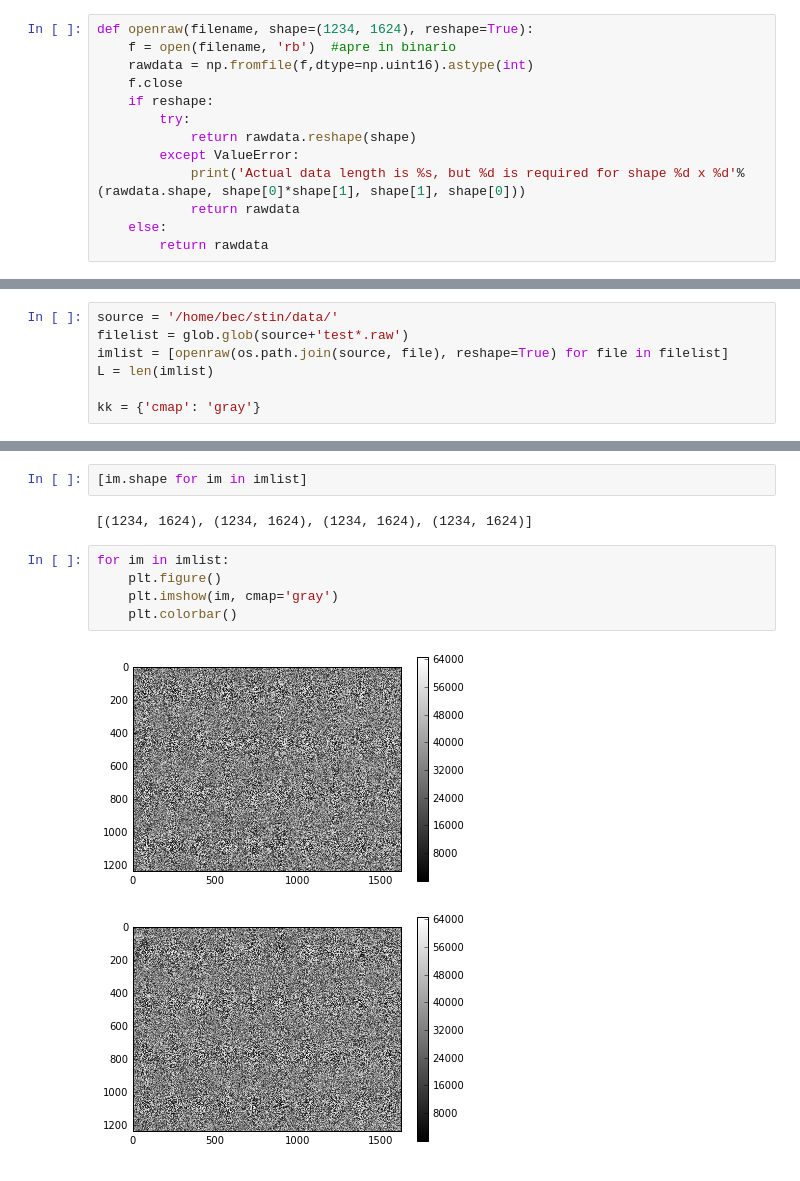
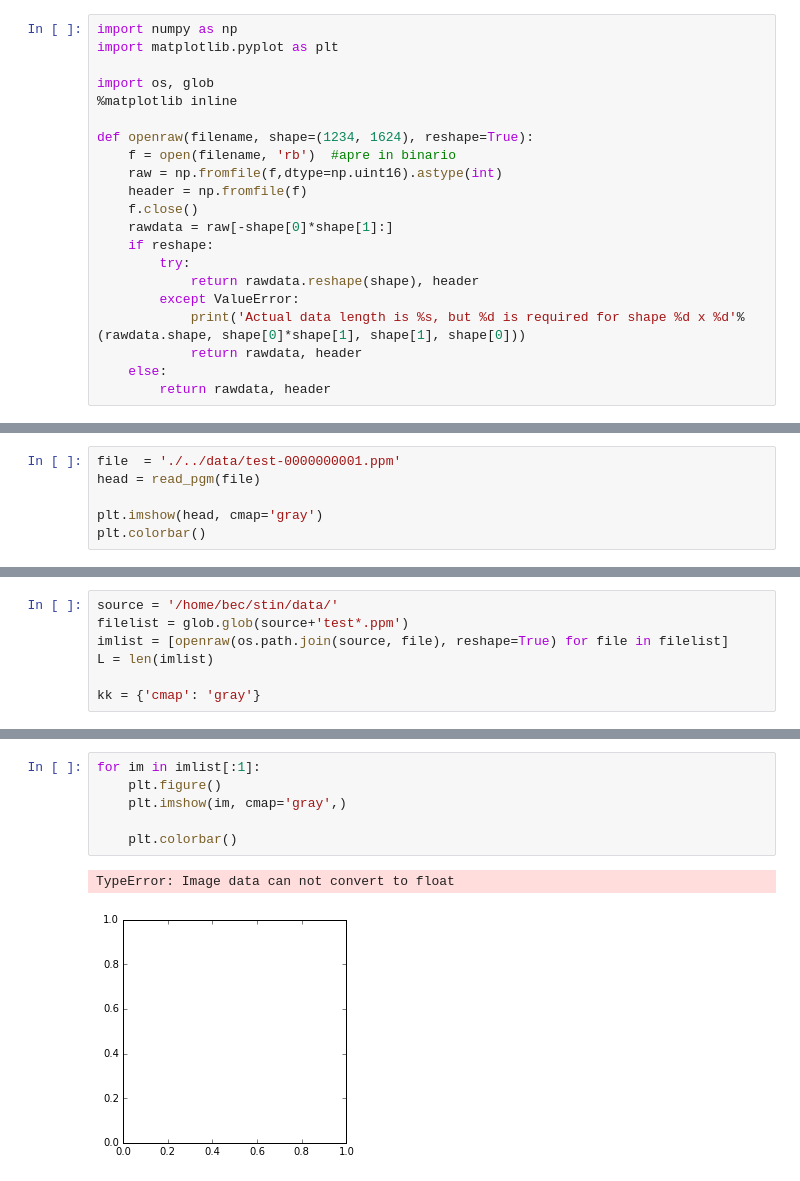
Before and after one commit to BEC-Trento/camera1, a Jupyter notebook: python/read-raw-coriander-files.ipynb, the cells around one changed output, grey strips where cells are left out. Saved outputs shown, nothing was run; the diff lists cells and outputs as text.

```diff
--- a/python/read-raw-coriander-files.ipynb
+++ b/python/read-raw-coriander-files.ipynb
@@ -11,13 +1,21 @@ import os, glob
 # %%
+import numpy as np
+import matplotlib.pyplot as plt
+
+import os, glob
+%matplotlib inline
+
 def openraw(filename, shape=(1234, 1624), reshape=True):
     f = open(filename, 'rb')  #apre in binario
-    rawdata = np.fromfile(f,dtype=np.uint16).astype(int)
-    f.close
+    raw = np.fromfile(f,dtype=np.uint16).astype(int)
+    header = np.fromfile(f)
+    f.close()
+    rawdata = raw[-shape[0]*shape[1]:]
     if reshape:
         try:
-            return rawdata.reshape(shape)
+            return rawdata.reshape(shape), header
         except ValueError:
             print('Actual data length is %s, but %d is required for shape %d x %d'%(rawdata.shape, shape[0]*shape[1], shape[1], shape[0]))
-            return rawdata
+            return rawdata, header
     else:
-        return rawdata
+        return rawdata, header
@@ -23,0 +25,6 @@ def openraw(filename, shape=(1234, 1624), reshape=True):
+# %%
+file  = './../data/test-0000000001.ppm'
+head = read_pgm(file)
+
+plt.imshow(head, cmap='gray')
+plt.colorbar()
@@ -24,6 +34,6 @@ def openraw(filename, shape=(1234, 1624), reshape=True):
 # %%
 source = '/home/bec/stin/data/'
-filelist = glob.glob(source+'test*.raw')
+filelist = glob.glob(source+'test*.ppm')
 imlist = [openraw(os.path.join(source, file), reshape=True) for file in filelist]
 L = len(imlist)
 
@@ -38,12 +63,9 @@ filelist
-# %%
-[im.shape for im in imlist]
-# %% [output]
-[(1234, 1624), (1234, 1624), (1234, 1624), (1234, 1624)]
 # %%
-for im in imlist:
+for im in imlist[:1]:
     plt.figure()
-    plt.imshow(im, cmap='gray')
+    plt.imshow(im, cmap='gray',)
+
     plt.colorbar()
 # %% [output]
+TypeError: Image data can not convert to float
-[figure, old version]
+[figure, new version]
-[figure, removed]
```
Also changed, not shown: parts of 7 cells of this notebook, 6 other files.
